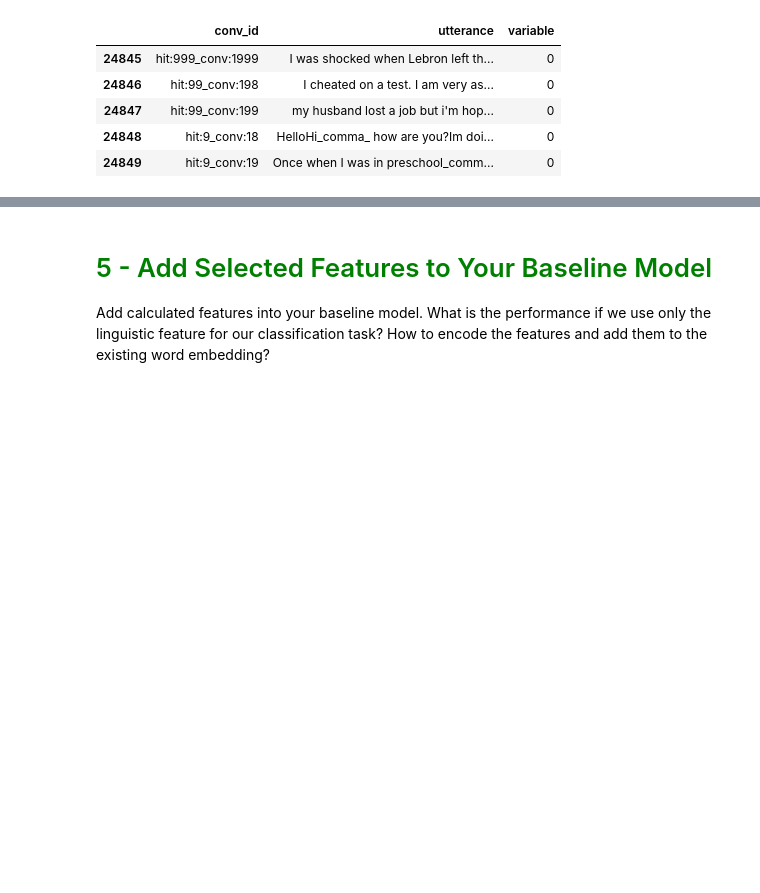
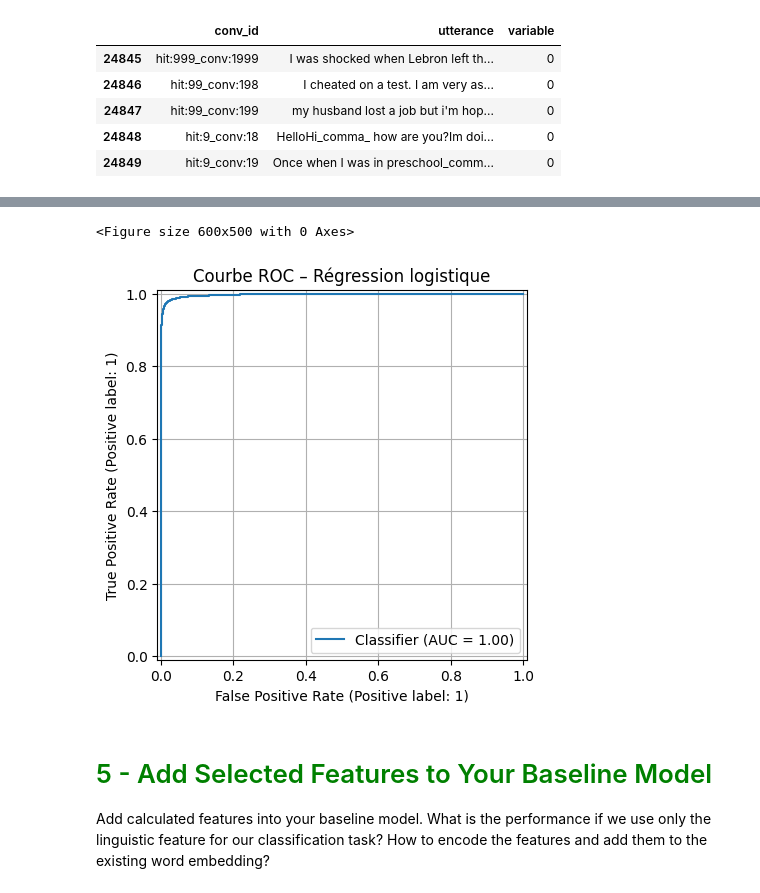
Before and after one commit to telecom-projet-nlp/human-gpt-linguistic-differences, a Jupyter notebook: notebook/Notebook William.ipynb, the cells around one changed output, grey strips where cells are left out. Cells and saved outputs as stored; diff of their text form; code cells hidden in the pictures; blank space fills up the shorter version.

```diff
--- a/notebook/Notebook William.ipynb
+++ b/notebook/Notebook William.ipynb
@@ -888,3 +890,15 @@ Extracting avg_dominance...
+# %%
+import matplotlib.pyplot as plt
+from sklearn.metrics import RocCurveDisplay
+
+plt.figure(figsize=(6, 5))
+RocCurveDisplay.from_predictions(y_test, y_proba)
+plt.title("Courbe ROC – Régression logistique")
+plt.grid(True)
+plt.show()
+# %% [output]
+<Figure size 600x500 with 0 Axes>
+[figure, added]
 # %% [markdown]
 # <font color="green">5 - Add Selected Features to Your Baseline Model</font>
 
```
Also changed, not shown: parts of 17 cells of this notebook.
